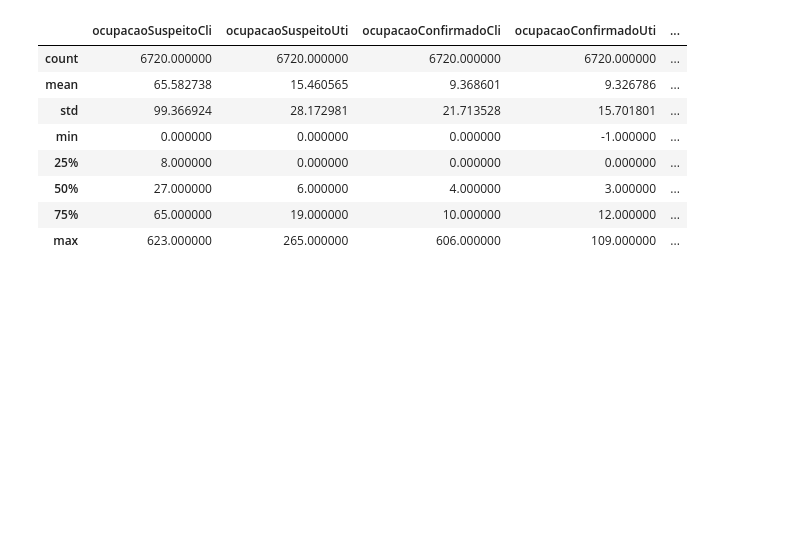
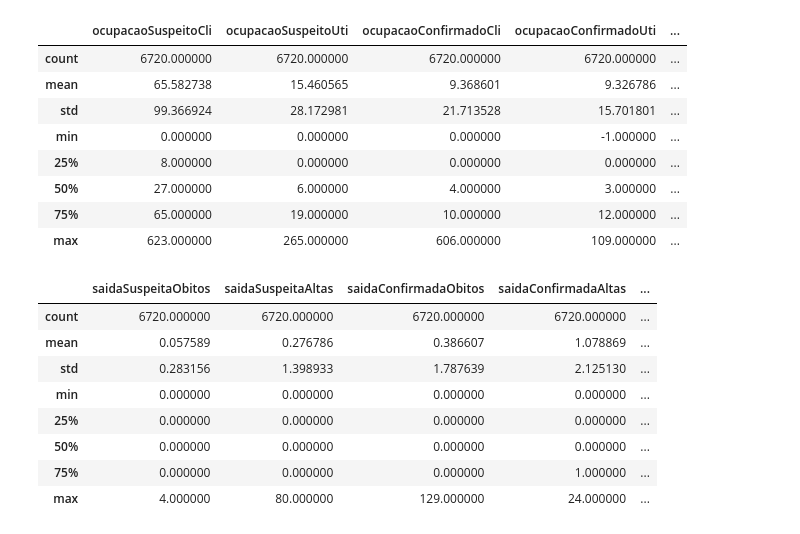
Before and after one commit to lucianobajr/TP-CCF425, a Jupyter notebook: src/AnaliseDeLeitos.ipynb, the cells around one changed output. Cells and saved outputs as stored; diff of their text form; code cells hidden in the pictures; blank space fills up the shorter version.

```diff
--- a/src/AnaliseDeLeitos.ipynb
+++ b/src/AnaliseDeLeitos.ipynb
@@ -269,3 +338,15 @@ newDF.describe()
 | 50% | 27.000000 | 6.000000 | 4.000000 | 3.000000 | ... |
 | 75% | 65.000000 | 19.000000 | 10.000000 | 12.000000 | ... |
 | max | 623.000000 | 265.000000 | 606.000000 | 109.000000 | ... |
+# %%
+newDfTotal.describe()
+# %% [output]
+|  | saidaSuspeitaObitos | saidaSuspeitaAltas | saidaConfirmadaObitos | saidaConfirmadaAltas | ... |
+| count | 6720.000000 | 6720.000000 | 6720.000000 | 6720.000000 | ... |
+| mean | 0.057589 | 0.276786 | 0.386607 | 1.078869 | ... |
+| std | 0.283156 | 1.398933 | 1.787639 | 2.125130 | ... |
+| min | 0.000000 | 0.000000 | 0.000000 | 0.000000 | ... |
+| 25% | 0.000000 | 0.000000 | 0.000000 | 0.000000 | ... |
+| 50% | 0.000000 | 0.000000 | 0.000000 | 0.000000 | ... |
+| 75% | 0.000000 | 0.000000 | 0.000000 | 1.000000 | ... |
+| max | 4.000000 | 80.000000 | 129.000000 | 24.000000 | ... |
```
Also changed, not shown: parts of 10 cells of this notebook.
